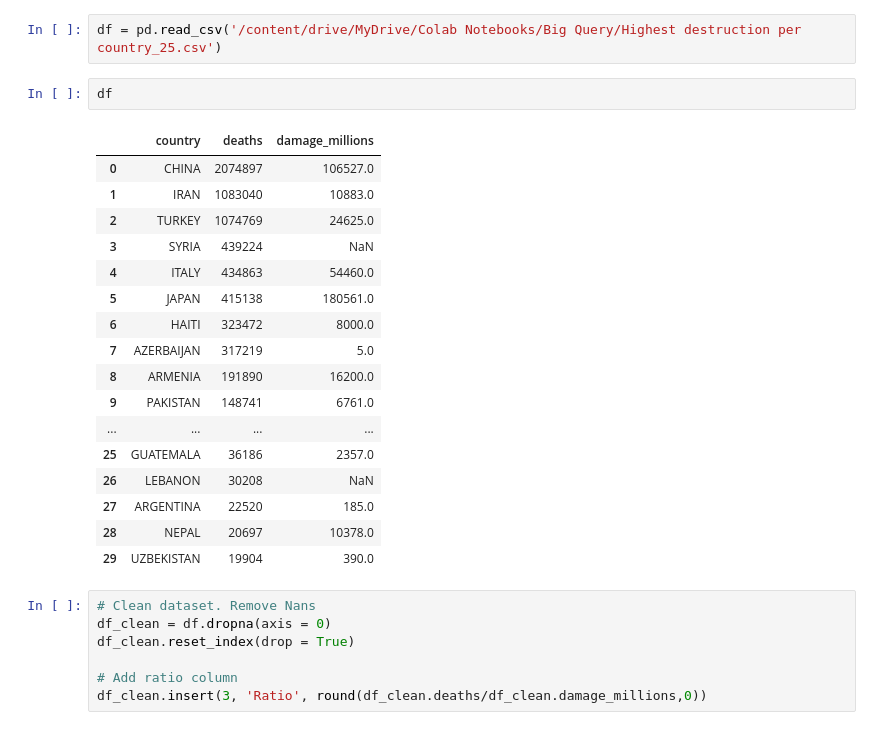
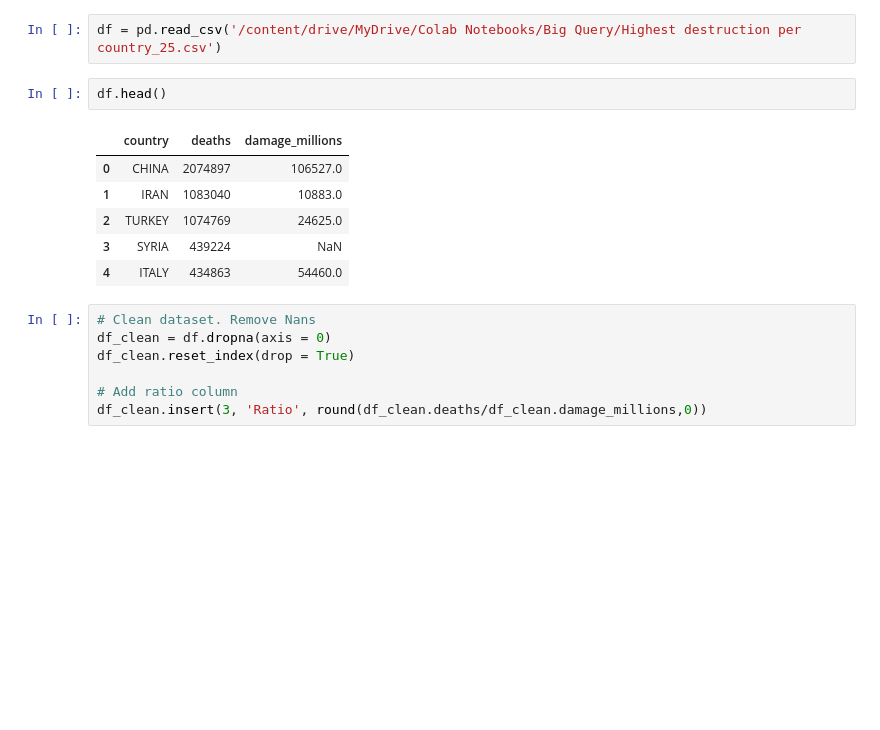
Before and after one commit to columose/SQL-BigQuery-, a Jupyter notebook: Earthquake_records.ipynb, the cells around one changed output. Drawn from its saved outputs; the diff is of its cells as text; blank space fills up the shorter version.

```diff
--- a/Earthquake_records.ipynb
+++ b/Earthquake_records.ipynb
@@ -28,25 +28,14 @@ LIMIT 10;
 # %%
 df = pd.read_csv('/content/drive/MyDrive/Colab Notebooks/Big Query/Highest destruction per country_25.csv')
 # %%
-df
+df.head()
 # %% [output]
 |  | country | deaths | damage_millions |
 | 0 | CHINA | 2074897 | 106527.0 |
 | 1 | IRAN | 1083040 | 10883.0 |
 | 2 | TURKEY | 1074769 | 24625.0 |
 | 3 | SYRIA | 439224 | NaN |
 | 4 | ITALY | 434863 | 54460.0 |
-| 5 | JAPAN | 415138 | 180561.0 |
-| 6 | HAITI | 323472 | 8000.0 |
-| 7 | AZERBAIJAN | 317219 | 5.0 |
-| 8 | ARMENIA | 191890 | 16200.0 |
-| 9 | PAKISTAN | 148741 | 6761.0 |
-| ... | ... | ... | ... |
-| 25 | GUATEMALA | 36186 | 2357.0 |
-| 26 | LEBANON | 30208 | NaN |
-| 27 | ARGENTINA | 22520 | 185.0 |
-| 28 | NEPAL | 20697 | 10378.0 |
-| 29 | UZBEKISTAN | 19904 | 390.0 |
 # %%
 # Clean dataset. Remove Nans
 df_clean = df.dropna(axis = 0)
```
Also changed, not shown: parts of 6 cells of this notebook.
